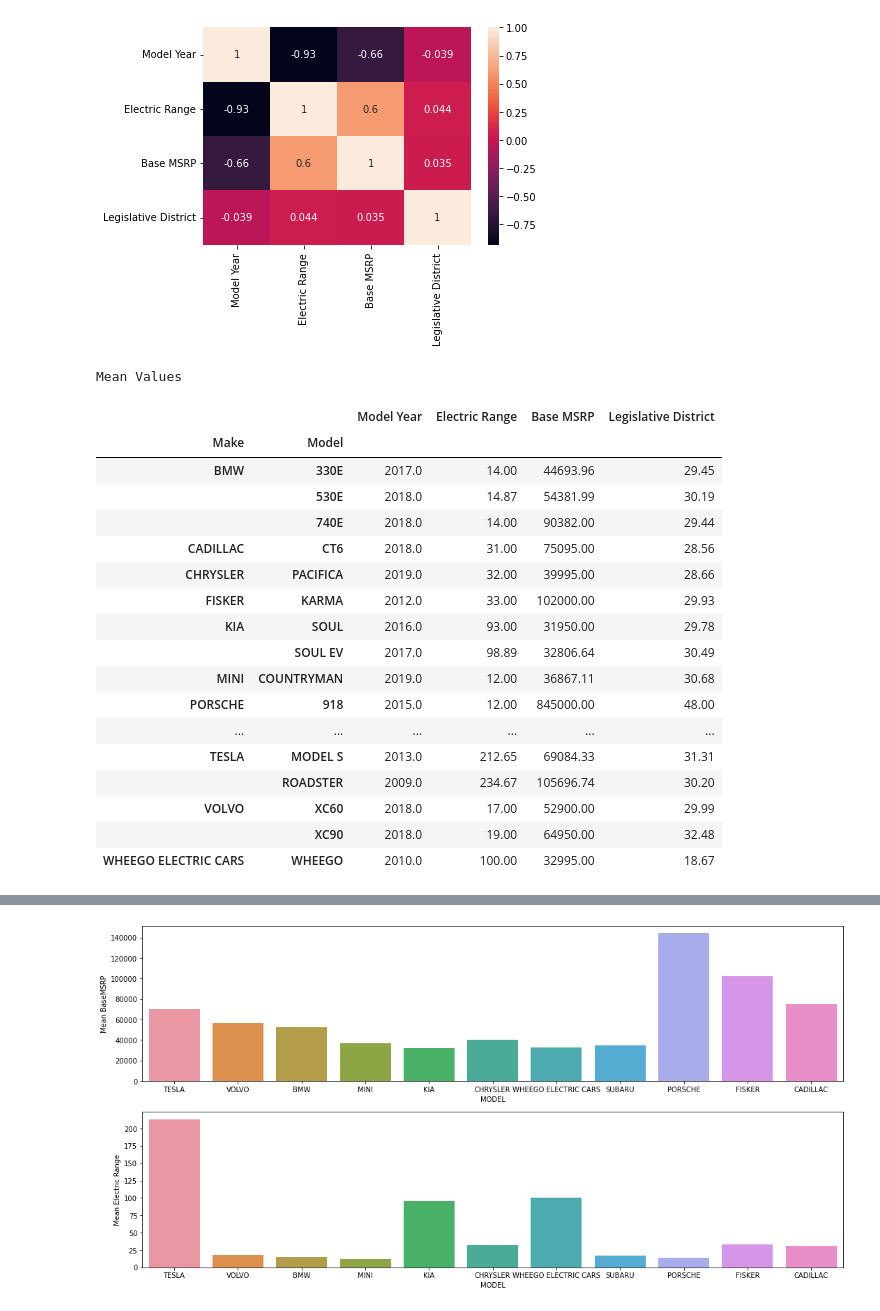
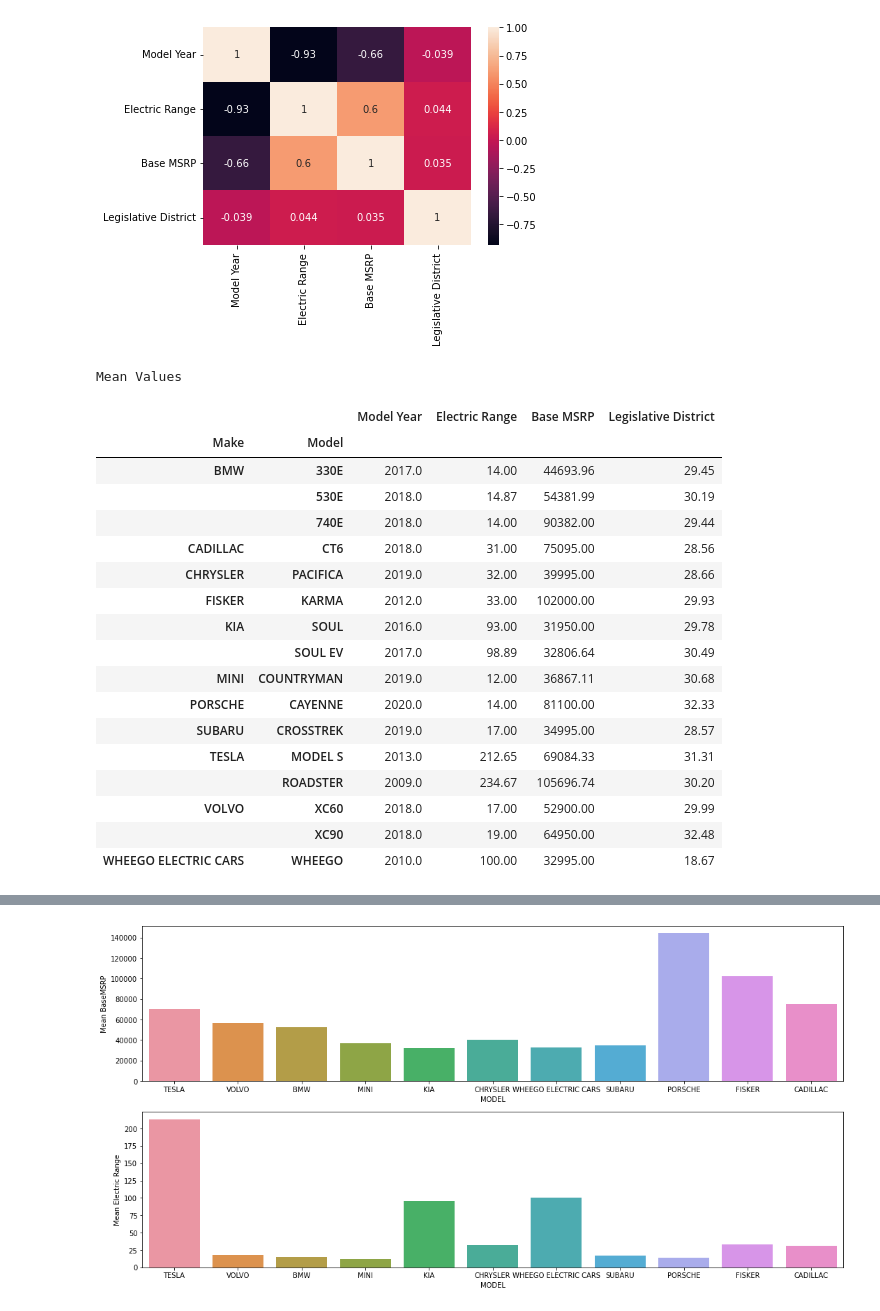
Before and after one commit to Saur9315/EV_data_analysis, a Jupyter notebook: electric_veh.ipynb, the cells around one changed output, grey strips where cells are left out. Drawn from its saved outputs; the diff is of its cells as text; code cells hidden in the pictures.

```diff
--- a/electric_veh.ipynb
+++ b/electric_veh.ipynb
@@ -187,28 +187,28 @@ sns.heatmap(data_v2.corr(), annot=True);
 # %% [output]
 [figure]
 # %%
-data_group = data.groupby(['Make', 'Model']).mean()[['Model Year', 'Electric Range', 'Base MSRP', 'Legislative District']]
+data_group = data_v2.groupby(['Make', 'Model']).mean()[['Model Year', 'Electric Range', 'Base MSRP', 'Legislative District']]
 data_group['Base MSRP'] = round(data_group['Base MSRP'], 2)
 data_group['Electric Range'] = round(data_group['Electric Range'], 2)
 data_group['Model Year'] = round(data_group['Model Year'])
 data_group['Legislative District'] = round(data_group['Legislative District'], 2)
 print('Mean Values')
 data_group
 # %% [output]
 Mean Values
 |  |  | Model Year | Electric Range | Base MSRP | Legislative District |
 | Make | Model |  |  |  |  |
 | BMW | 330E | 2017.0 | 14.00 | 44693.96 | 29.45 |
 |  | 530E | 2018.0 | 14.87 | 54381.99 | 30.19 |
 |  | 740E | 2018.0 | 14.00 | 90382.00 | 29.44 |
 | CADILLAC | CT6 | 2018.0 | 31.00 | 75095.00 | 28.56 |
 | CHRYSLER | PACIFICA | 2019.0 | 32.00 | 39995.00 | 28.66 |
 | FISKER | KARMA | 2012.0 | 33.00 | 102000.00 | 29.93 |
 | KIA | SOUL | 2016.0 | 93.00 | 31950.00 | 29.78 |
 |  | SOUL EV | 2017.0 | 98.89 | 32806.64 | 30.49 |
 | MINI | COUNTRYMAN | 2019.0 | 12.00 | 36867.11 | 30.68 |
-| PORSCHE | 918 | 2015.0 | 12.00 | 845000.00 | 48.00 |
-| ... | ... | ... | ... | ... | ... |
+| PORSCHE | CAYENNE | 2020.0 | 14.00 | 81100.00 | 32.33 |
+| SUBARU | CROSSTREK | 2019.0 | 17.00 | 34995.00 | 28.57 |
 | TESLA | MODEL S | 2013.0 | 212.65 | 69084.33 | 31.31 |
 |  | ROADSTER | 2009.0 | 234.67 | 105696.74 | 30.20 |
 | VOLVO | XC60 | 2018.0 | 17.00 | 52900.00 | 29.99 |
```
Also changed, not shown: parts of 9 cells of this notebook.
